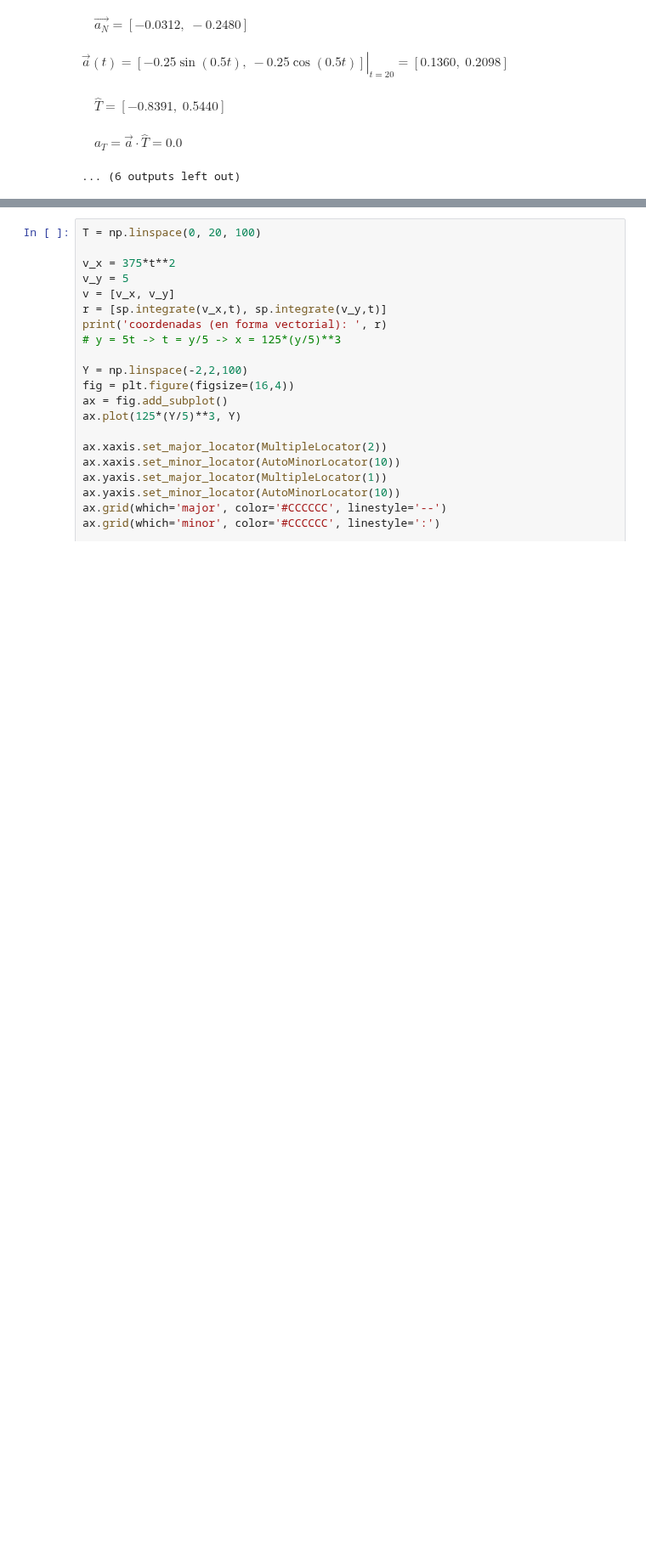
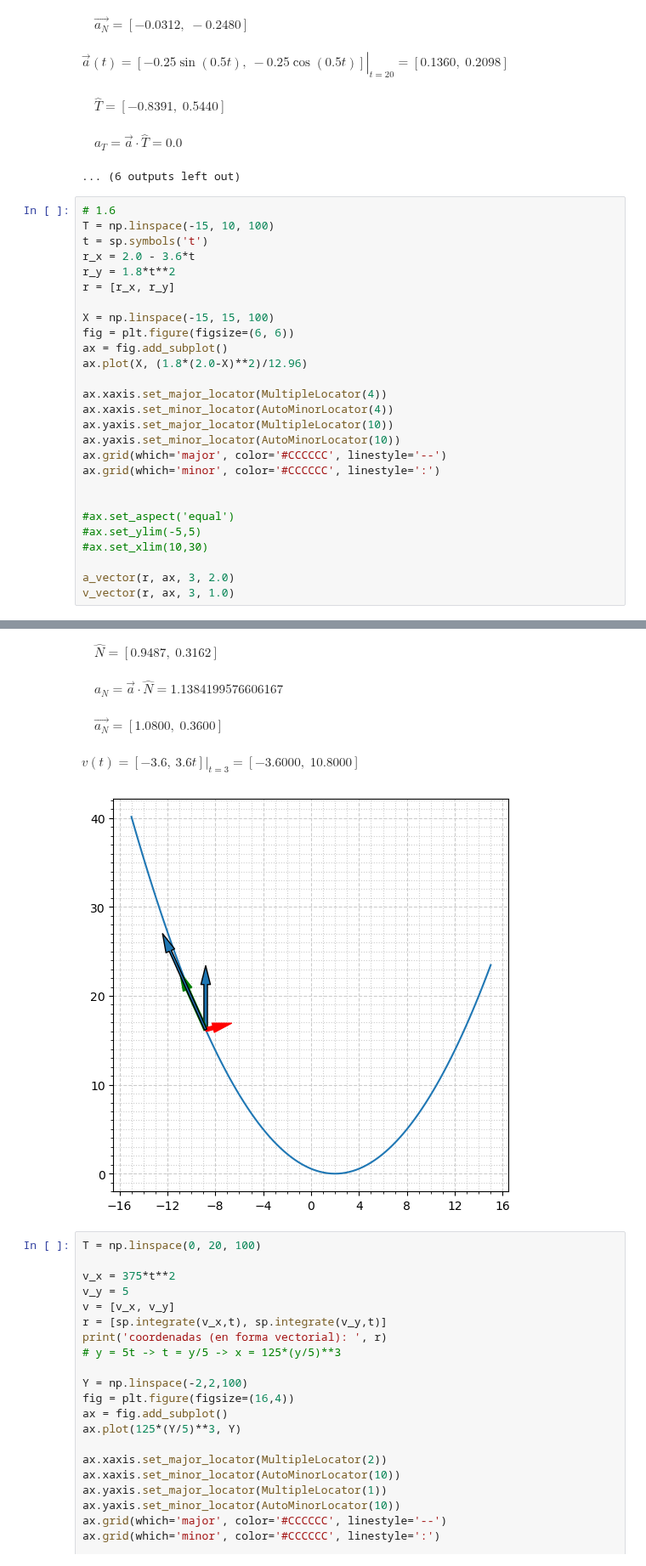
Before and after one commit to HN-Vignolles/phy, a Jupyter notebook: notebooks/phy1.ipynb, the cells around one changed output, grey strips where cells are left out. Shown at 85% size. Cells and saved outputs as stored; diff of their text form; blank space fills up the shorter version.

```diff
--- a/notebooks/phy1.ipynb
+++ b/notebooks/phy1.ipynb
@@ -114,3 +138,31 @@ $\left.\overrightarrow{a}(t) = \left[ - 0.25 \sin{\left(0.5 t \right)}, \  - 0.2
 $\quad \hat{T} = [-0.8391,\;0.5440]$
 $\quad a_T = \overrightarrow{a}\cdot\hat{T} = 0.0$
 ... (6 outputs left out)
+# %%
+# 1.6
+T = np.linspace(-15, 10, 100)
+t = sp.symbols('t')
+r_x = 2.0 - 3.6*t
+r_y = 1.8*t**2
+r = [r_x, r_y]
+
+X = np.linspace(-15, 15, 100)
+fig = plt.figure(figsize=(6, 6))
+ax = fig.add_subplot()
+ax.plot(X, (1.8*(2.0-X)**2)/12.96)
+
+ax.xaxis.set_major_locator(MultipleLocator(4))
+ax.xaxis.set_minor_locator(AutoMinorLocator(4))
+ax.yaxis.set_major_locator(MultipleLocator(10))
+ax.yaxis.set_minor_locator(AutoMinorLocator(10))
+ax.grid(which='major', color='#CCCCCC', linestyle='--')
+ax.grid(which='minor', color='#CCCCCC', linestyle=':')
+
+
+#ax.set_aspect('equal')
+#ax.set_ylim(-5,5)
+#ax.set_xlim(10,30)
+
+a_vector(r, ax, 3, 2.0)
+v_vector(r, ax, 3, 1.0)
+# %% [output]
@@ -117,3 +173,8 @@ $\quad a_T = \overrightarrow{a}\cdot\hat{T} = 0.0$
+$\quad \hat{N} = [0.9487,\;0.3162]$
+$\quad a_N = \overrightarrow{a}\cdot\hat{N} = 1.1384199576606167$
+$\quad \overrightarrow{a_N} = [1.0800,\;0.3600]$
+$\left.v(t) = \left[ -3.6, \  3.6 t\right]\right\rvert_{t=3} = [-3.6000,\;10.8000]$
+[figure, added]
 # %%
 T = np.linspace(0, 20, 100)
 
```
Also changed, not shown: parts of 2 cells of this notebook, 5 other files.
